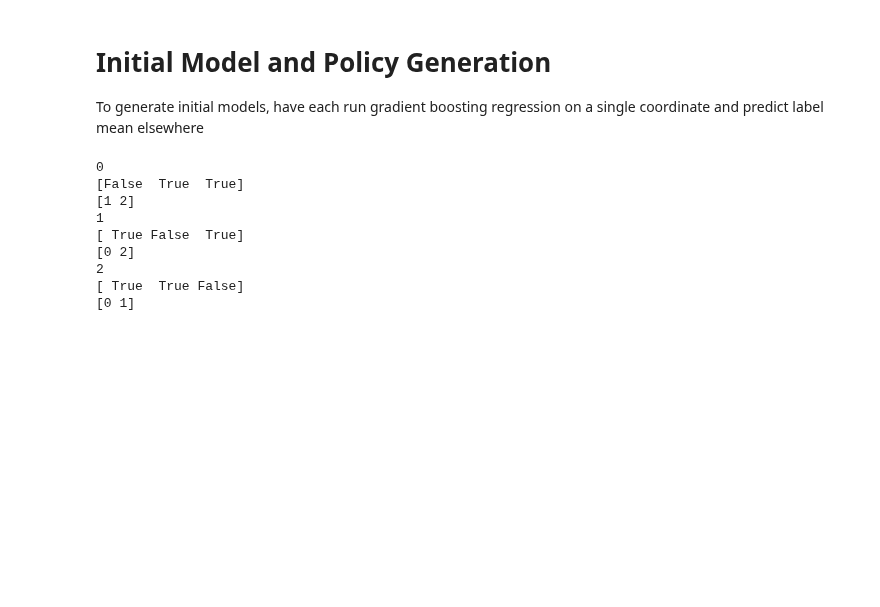
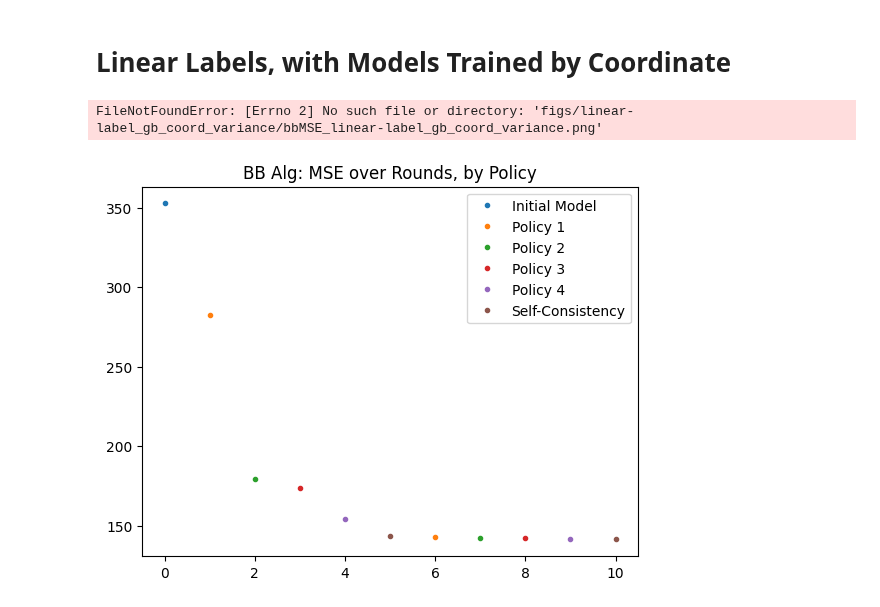
Before and after one commit to globusharris/ensembling-constrained-optimization, a Jupyter notebook: experiments/synthetic-few-features.ipynb, the cells around one changed output. Cells and saved outputs as stored; diff of their text form; code cells hidden in the pictures; blank space fills up the shorter version.

Commit message:
synthetic experiments

```diff
--- a/experiments/synthetic-few-features.ipynb
+++ b/experiments/synthetic-few-features.ipynb
@@ -135,4 +2,0 @@ plt.plot(xs)
-# %% [markdown]
-# Initial Model and Policy Generation
-
-To generate initial models, have each run gradient boosting regression on a single coordinate and predict label mean elsewhere
@@ -158,14 +2,0 @@ for coord in range(label_dim):
-# %%
-models[0](xs);
-models[1](xs);
-models[2](xs);
-# %% [output]
-0
-[False  True  True]
-[1 2]
-1
-[ True False  True]
-[0 2]
-2
-[ True  True False]
-[0 1]
@@ -171,0 +17,12 @@ models[2](xs);
+# %% [markdown]
+# Linear Labels, with Models Trained by Coordinate
+# %%
+bbPath = 'experiment-pipeline/debiased-models/linear-label_gb_coord_variance_BBModel.pkl'
+maxEnsemblePath = 'experiment-pipeline/debiased-models/linear-label_gb_coord_variance_MaxEnsemble.pkl'
+figPath='experiment-pipeline/figs/linear-label_gb_coord_variance'
+experimentName='linear-label_gb_coord_variance'
+
+analysisHelp.allPlots(bbPath, maxEnsemblePath, figPath=figPath, experimentName=experimentName)
+# %% [output]
+FileNotFoundError: [Errno 2] No such file or directory: 'figs/linear-label_gb_coord_variance/bbMSE_linear-label_gb_coord_variance.png'
+[figure, added]
```
Also changed, not shown: parts of 17 cells of this notebook, 7 other files.
